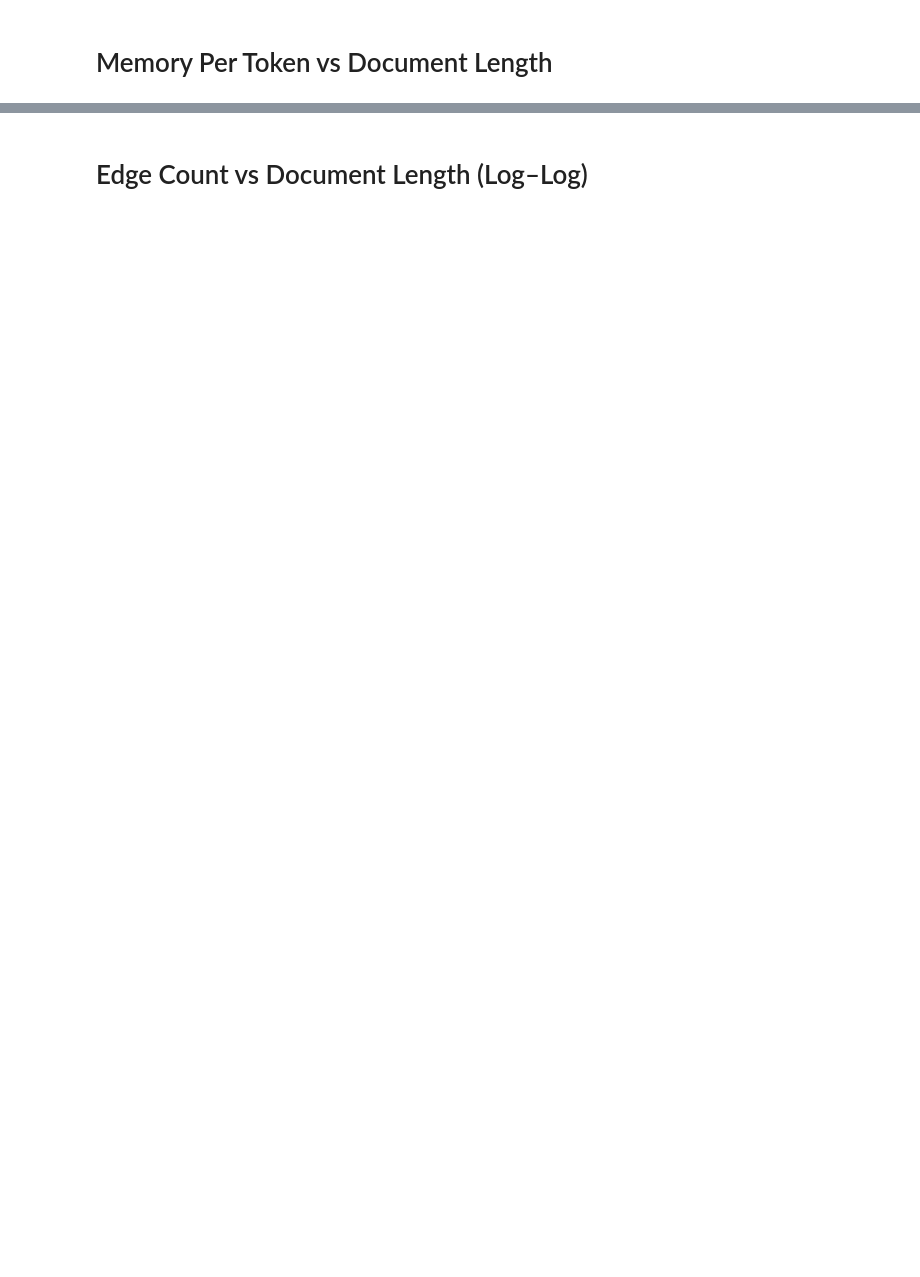
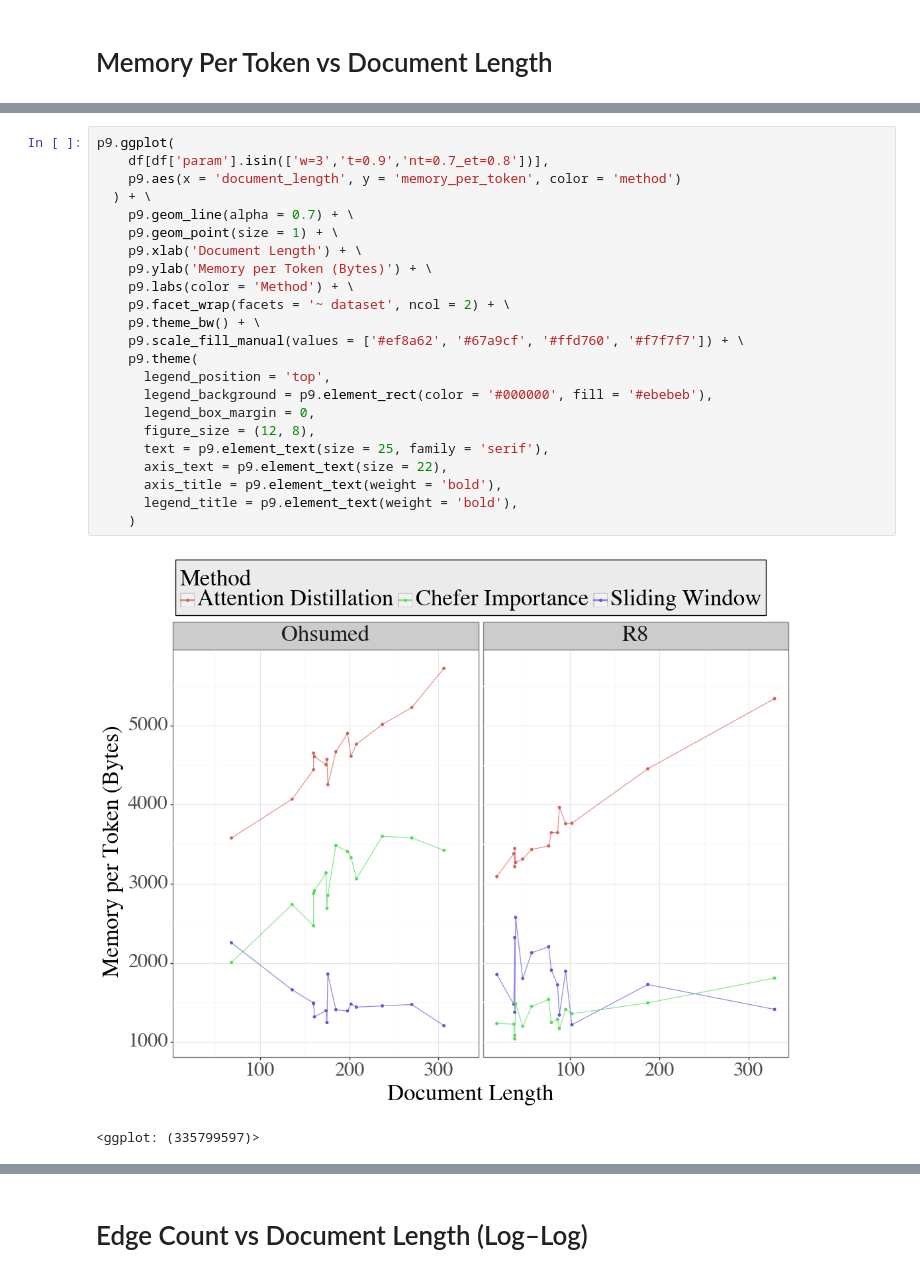
Before and after one commit to citoplasme/Chefer_Graphs, a Jupyter notebook: analyses/memory/visual_analysis.ipynb, the cells around one changed output, grey strips where cells are left out. Drawn from its saved outputs; the diff is of its cells as text; blank space fills up the shorter version.

```diff
--- a/analyses/memory/visual_analysis.ipynb
+++ b/analyses/memory/visual_analysis.ipynb
@@ -198,0 +108,26 @@ df = pd.concat([
+# %%
+p9.ggplot(
+    df[df['param'].isin(['w=3','t=0.9','nt=0.7_et=0.8'])],
+    p9.aes(x = 'document_length', y = 'memory_per_token', color = 'method')
+  ) + \
+    p9.geom_line(alpha = 0.7) + \
+    p9.geom_point(size = 1) + \
+    p9.xlab('Document Length') + \
+    p9.ylab('Memory per Token (Bytes)') + \
+    p9.labs(color = 'Method') + \
+    p9.facet_wrap(facets = '~ dataset', ncol = 2) + \
+    p9.theme_bw() + \
+    p9.scale_fill_manual(values = ['#ef8a62', '#67a9cf', '#ffd760', '#f7f7f7']) + \
+    p9.theme(
+      legend_position = 'top',
+      legend_background = p9.element_rect(color = '#000000', fill = '#ebebeb'),
+      legend_box_margin = 0,
+      figure_size = (12, 8),
+      text = p9.element_text(size = 25, family = 'serif'),
+      axis_text = p9.element_text(size = 22),
+      axis_title = p9.element_text(weight = 'bold'),
+      legend_title = p9.element_text(weight = 'bold'),
+    )
+# %% [output]
+[figure, added]
+<ggplot: (335799597)>
```
Also changed, not shown: parts of 38 cells of this notebook, 1 other file.
